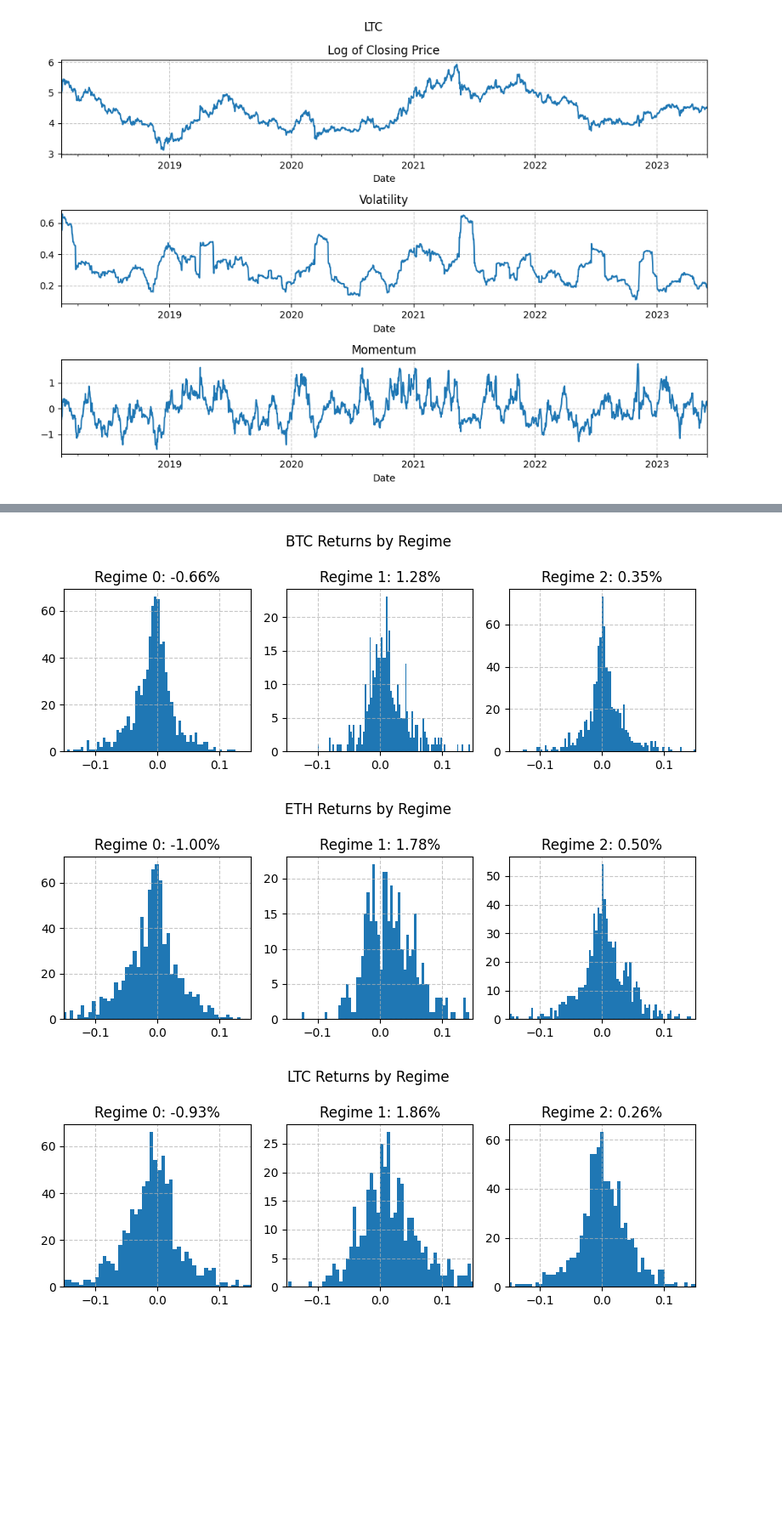
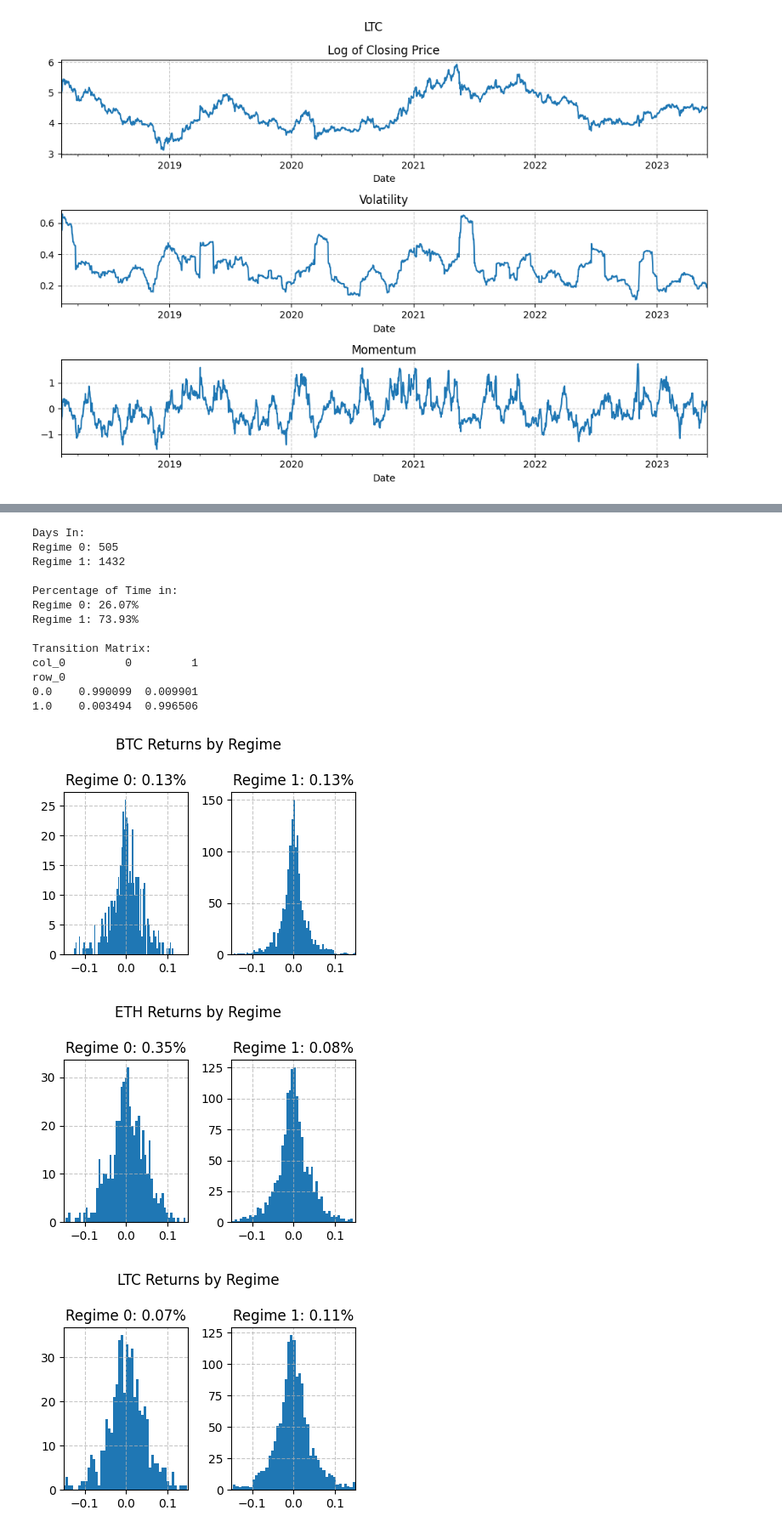
Before and after one commit to Ryanmilgrim/cfrm521_project, a Jupyter notebook: CFRM 521 Final Project.ipynb, the cells around one changed output, grey strips where cells are left out. Shown: that part at 85% size. Cells and saved outputs as stored; diff of their text form; code cells hidden in the pictures; blank space fills up the shorter version.

```diff
--- a/CFRM 521 Final Project.ipynb
+++ b/CFRM 521 Final Project.ipynb
@@ -235,0 +207,15 @@ data = pd.concat([data, regimes], axis=1)
+# %%
+from sklearn.pipeline import Pipeline
+from sklearn.preprocessing import StandardScaler
+from sklearn.cluster import KMeans
+
+# Create the pipeline to only momentum and volatility columns
+pipeline = Pipeline([
+    ('scaler', StandardScaler()),
+    ('kmeans', KMeans(n_init=10))
+])
+
+# Create an X dataset with only the technical indicators for regime detection
+technical_indicators = [coin + '__Momentum' for coin in coins]
+technical_indicators += [coin + '__Volatility' for coin in coins]
+X = data[technical_indicators]
@@ -236,25 +256,53 @@ data = pd.concat([data, regimes], axis=1)
 # %%
-# Plot a histogram of a coin's returns within each regime
+# Assigning a regimes timeseries
+regimes = pd.Series(pipeline.predict(data), data.index)
 for coin in coins:
 
-    fig, axs = plt.subplots(1, 3, figsize=(8, 3))
+    fig, axs = plt.subplots(1, n_regimes, figsize=(2 * n_regimes, 3))
     fig.suptitle(f'{coin} Returns by Regime')
 
     # Plot a histogram of each regime with the mean return in the title
     for i in range(n_regimes):
 
         # Filtering down to the coin's returns within the regime
-        idx = data[f'Regime_{i}'] == 1
-        regime_returns = data.loc[idx, f'{coin}__Returns']
+        regime_returns = data.loc[regimes == i, f'{coin}__Returns']
 
         # Plotting the histogram
         regime_returns.hist(bins=100, ax=axs[i])
         axs[i].set_title(f'Regime {i}: {regime_returns.mean():.2%}')
         axs[i].grid(True, alpha=0.7, linestyle='--')
         axs[i].set_xlim((-0.15, 0.15))
 
     plt.tight_layout()
+
+# Print the number of days in each regime
+print('\nDays In:')
+for i in range(n_regimes):
+    print(f'Regime {i}: {regimes.value_counts()[i]}')
+
+# Print the percentage of time in each regime
+print('\nPercentage of Time in:')
+for i in range(n_regimes):
+    print(f'Regime {i}: {regimes.value_counts(normalize=True)[i]:.2%}')
+
+# Print a transition matrix. The probability of transitioning from regime a to b
+transition_matrix = pd.crosstab(regimes.shift(), regimes, normalize='index')
+print('\nTransition Matrix:')
+print(transition_matrix)
 # %% [output]
+Days In:
+Regime 0: 505
+Regime 1: 1432
+
+Percentage of Time in:
+Regime 0: 26.07%
+Regime 1: 73.93%
+
+Transition Matrix:
+col_0         0         1
+row_0
+0.0    0.990099  0.009901
+1.0    0.003494  0.996506
-[figure, old version]
+[figure, new version]
-[figure, old version]
+[figure, new version]
-[figure, old version]
+[figure, new version]
```
Also changed, not shown: parts of 19 cells of this notebook.
